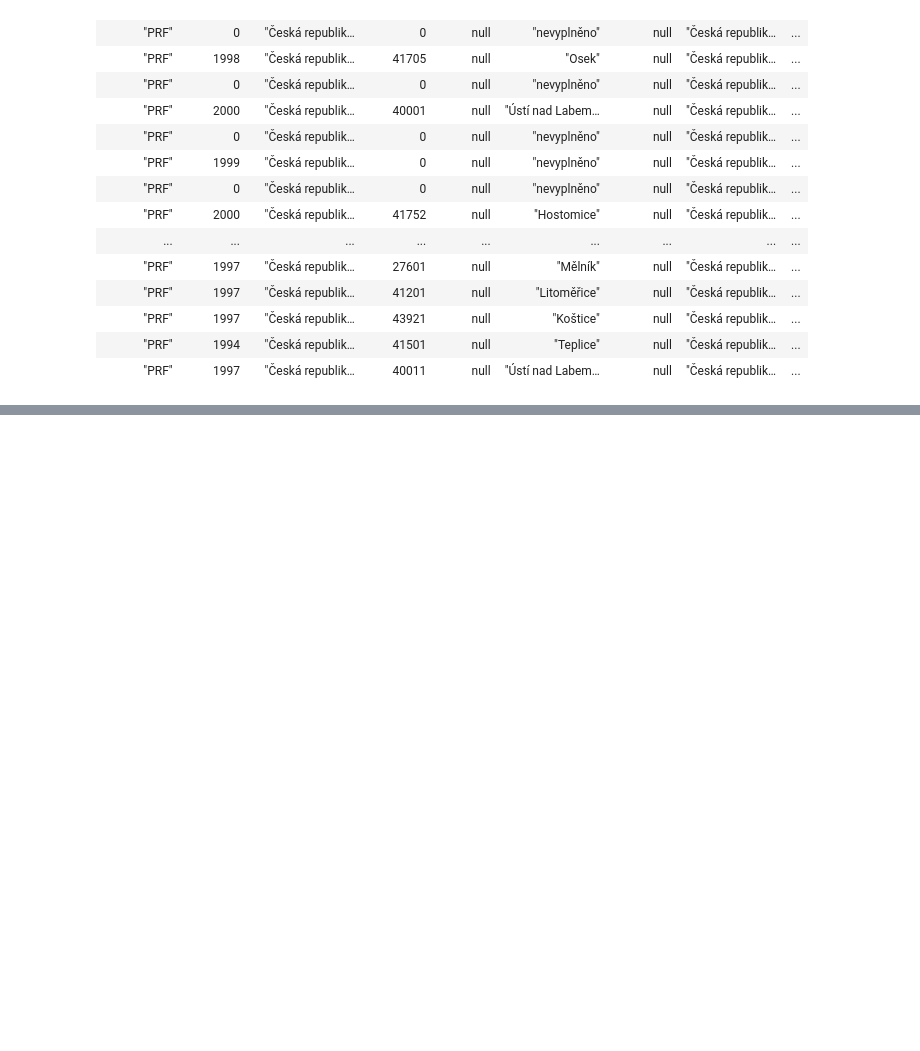
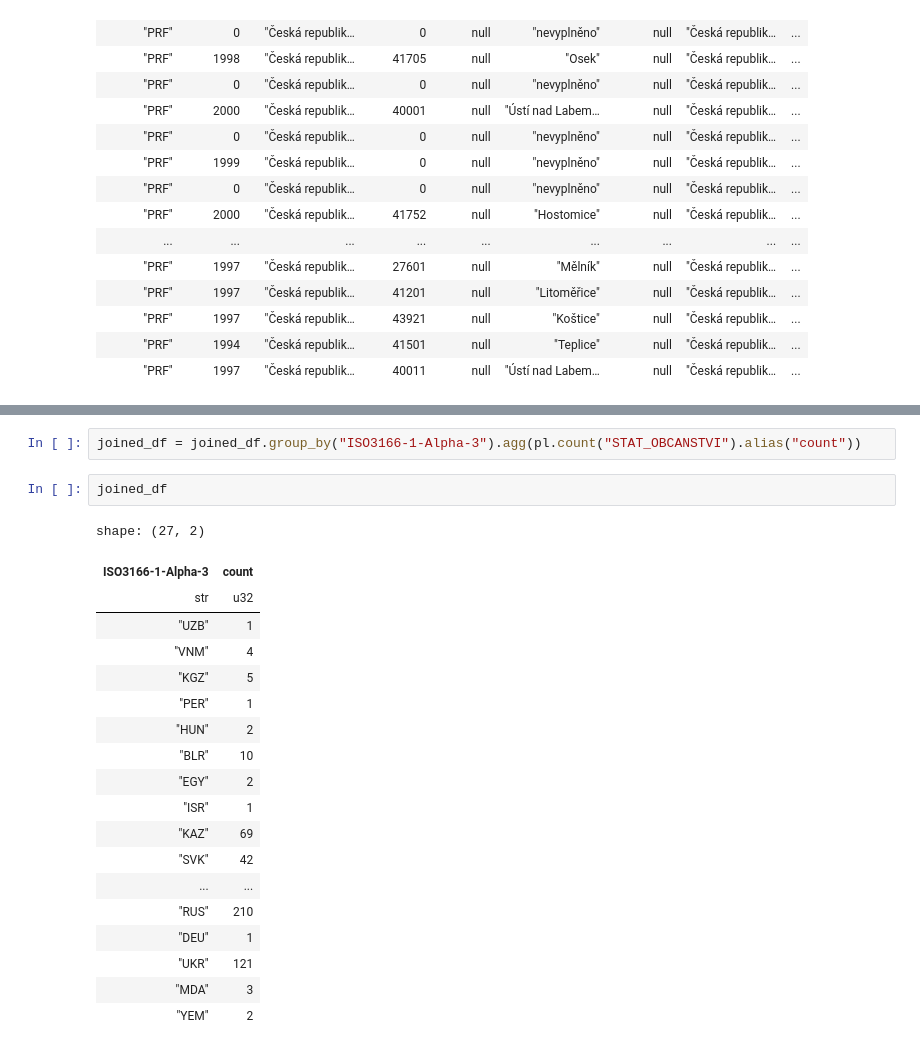
Before and after one commit to MFVS/AVD3, a Jupyter notebook: marek.ipynb, the cells around one changed output, grey strips where cells are left out. Cells and saved outputs as stored; diff of their text form; blank space fills up the shorter version.

```diff
--- a/marek.ipynb
+++ b/marek.ipynb
@@ -173,0 +276,24 @@ print(mapping)
+# %%
+joined_df = joined_df.group_by("ISO3166-1-Alpha-3").agg(pl.count("STAT_OBCANSTVI").alias("count"))
+# %%
+joined_df
+# %% [output]
+shape: (27, 2)
+| ISO3166-1-Alpha-3 | count |
+| str | u32 |
+| "UZB" | 1 |
+| "VNM" | 4 |
+| "KGZ" | 5 |
+| "PER" | 1 |
+| "HUN" | 2 |
+| "BLR" | 10 |
+| "EGY" | 2 |
+| "ISR" | 1 |
+| "KAZ" | 69 |
+| "SVK" | 42 |
+| ... | ... |
+| "RUS" | 210 |
+| "DEU" | 1 |
+| "UKR" | 121 |
+| "MDA" | 3 |
+| "YEM" | 2 |
```
Also changed, not shown: parts of 10 cells of this notebook, 1 other file.
